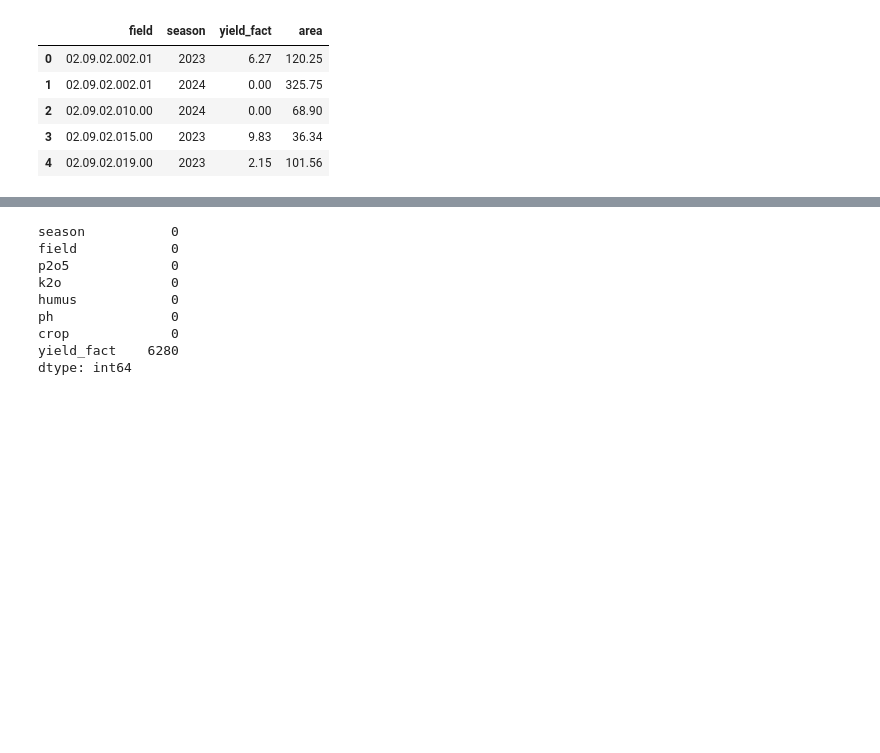
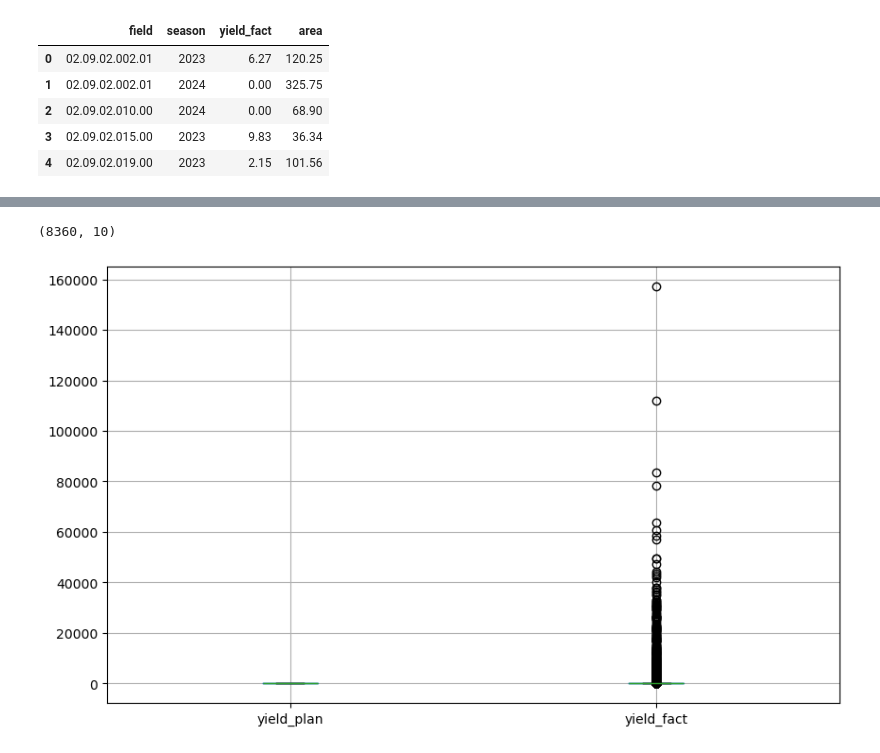
Before and after one commit to VladSunny/DANO_EKONIVA, a Jupyter notebook: notebooks/searchForHypotheses.ipynb, the cells around one changed output, grey strips where cells are left out. Saved outputs shown, nothing was run; the diff lists cells and outputs as text; code cells hidden in the pictures; blank space fills up the shorter version.

```diff
--- a/notebooks/searchForHypotheses.ipynb
+++ b/notebooks/searchForHypotheses.ipynb
@@ -94,12 +94,6 @@ df.shape
-# %%
-df.isnull().sum()
-# %% [output]
-season           0
-field            0
-p2o5             0
-k2o              0
-humus            0
-ph               0
-crop             0
-yield_fact    6280
-dtype: int64
+# %%
+df = df[df['yield_fact'] > 0]
+
+df.shape
+# %% [output]
+(8360, 10)
@@ -105,0 +110,6 @@ dtype: int64
+# %%
+df.boxplot(column=['yield_plan', 'yield_fact'], figsize=(10, 6))
+
+plt.show()
+# %% [output]
+[figure, added]
```
Also changed, not shown: parts of 8 cells of this notebook.
